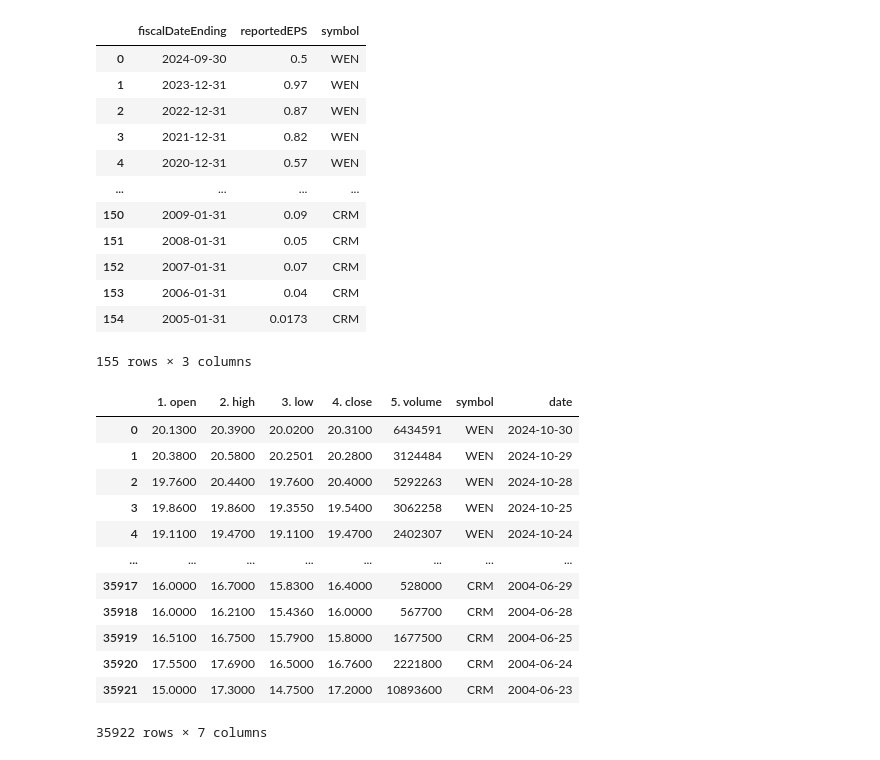
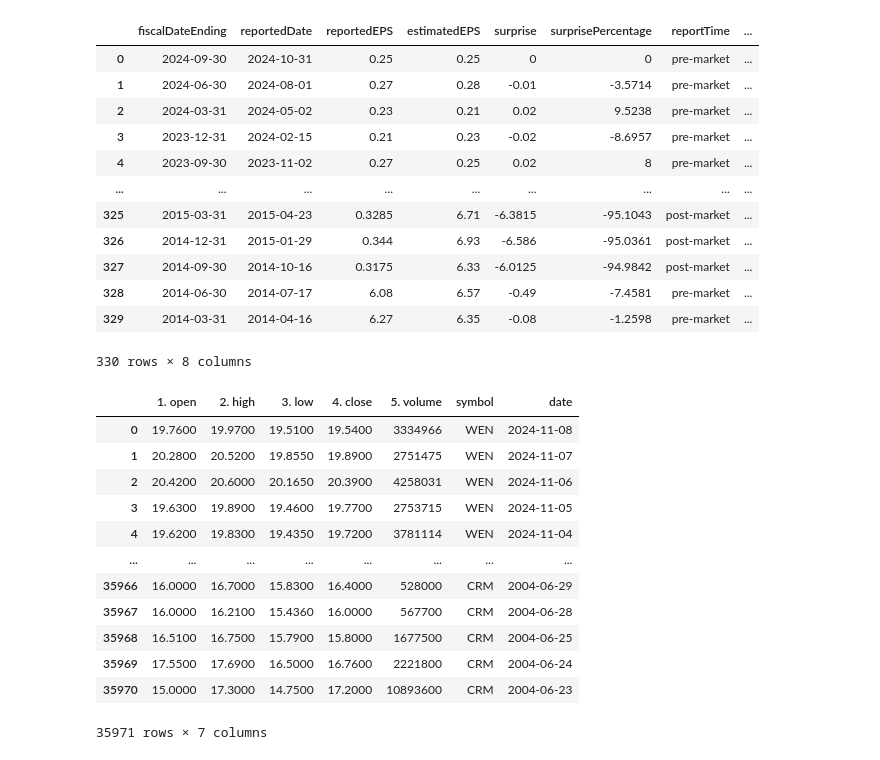
Before and after one commit to skolten27/my-blog, a Jupyter notebook: post_2.ipynb, the cells around one changed output. Saved outputs shown, nothing was run; the diff lists cells and outputs as text; code cells hidden in the pictures.

```diff
--- a/post_2.ipynb
+++ b/post_2.ipynb
@@ -9,39 +9,39 @@ base_url = 'https://www.alphavantage.co/query?'
 # %%
 all_earnings_data = []
 symbols = ['WEN', 'TSLA', 'AAPL', 'GOOG', 'AMZN', 'NFLX', 'CRM']
 
 for symbol in symbols:
     params = {
         'function': 'EARNINGS',
         'symbol': symbol,
         'datatype': 'json',
         'apikey': apikey
     }
     results = requests.get(base_url, params=params)
     if results.status_code == 200:
-        earnings_data = results.json().get('annualEarnings', [])
+        earnings_data = results.json().get('quarterlyEarnings', [])
         for entry in earnings_data:
             entry['symbol'] = symbol
         all_earnings_data.extend(earnings_data)
     else:
         print(f"Failed to retrieve data for {symbol}")
 
 earnings_df = pd.DataFrame(all_earnings_data)
 earnings_df
 # %% [output]
-|  | fiscalDateEnding | reportedEPS | symbol |
-| 0 | 2024-09-30 | 0.5 | WEN |
-| 1 | 2023-12-31 | 0.97 | WEN |
-| 2 | 2022-12-31 | 0.87 | WEN |
-| 3 | 2021-12-31 | 0.82 | WEN |
-| 4 | 2020-12-31 | 0.57 | WEN |
-| ... | ... | ... | ... |
-| 150 | 2009-01-31 | 0.09 | CRM |
-| 151 | 2008-01-31 | 0.05 | CRM |
-| 152 | 2007-01-31 | 0.07 | CRM |
-| 153 | 2006-01-31 | 0.04 | CRM |
-| 154 | 2005-01-31 | 0.0173 | CRM |
+|  | fiscalDateEnding | reportedDate | reportedEPS | estimatedEPS | surprise | surprisePercentage | reportTime | ... |
+| 0 | 2024-09-30 | 2024-10-31 | 0.25 | 0.25 | 0 | 0 | pre-market | ... |
+| 1 | 2024-06-30 | 2024-08-01 | 0.27 | 0.28 | -0.01 | -3.5714 | pre-market | ... |
+| 2 | 2024-03-31 | 2024-05-02 | 0.23 | 0.21 | 0.02 | 9.5238 | pre-market | ... |
+| 3 | 2023-12-31 | 2024-02-15 | 0.21 | 0.23 | -0.02 | -8.6957 | pre-market | ... |
+| 4 | 2023-09-30 | 2023-11-02 | 0.27 | 0.25 | 0.02 | 8 | pre-market | ... |
+| ... | ... | ... | ... | ... | ... | ... | ... | ... |
+| 325 | 2015-03-31 | 2015-04-23 | 0.3285 | 6.71 | -6.3815 | -95.1043 | post-market | ... |
+| 326 | 2014-12-31 | 2015-01-29 | 0.344 | 6.93 | -6.586 | -95.0361 | post-market | ... |
+| 327 | 2014-09-30 | 2014-10-16 | 0.3175 | 6.33 | -6.0125 | -94.9842 | post-market | ... |
+| 328 | 2014-06-30 | 2014-07-17 | 6.08 | 6.57 | -0.49 | -7.4581 | pre-market | ... |
+| 329 | 2014-03-31 | 2014-04-16 | 6.27 | 6.35 | -0.08 | -1.2598 | pre-market | ... |
-155 rows × 3 columns
+330 rows × 8 columns
 # %%
 all_price_data = []
 symbols = ['WEN', 'TSLA', 'AAPL', 'GOOG', 'AMZN', 'NFLX', 'CRM']
@@ -68,16 +68,16 @@ price_df = pd.DataFrame(all_price_data)
 price_df
 # %% [output]
 |  | 1. open | 2. high | 3. low | 4. close | 5. volume | symbol | date |
-| 0 | 20.1300 | 20.3900 | 20.0200 | 20.3100 | 6434591 | WEN | 2024-10-30 |
-| 1 | 20.3800 | 20.5800 | 20.2501 | 20.2800 | 3124484 | WEN | 2024-10-29 |
-| 2 | 19.7600 | 20.4400 | 19.7600 | 20.4000 | 5292263 | WEN | 2024-10-28 |
-| 3 | 19.8600 | 19.8600 | 19.3550 | 19.5400 | 3062258 | WEN | 2024-10-25 |
-| 4 | 19.1100 | 19.4700 | 19.1100 | 19.4700 | 2402307 | WEN | 2024-10-24 |
+| 0 | 19.7600 | 19.9700 | 19.5100 | 19.5400 | 3334966 | WEN | 2024-11-08 |
+| 1 | 20.2800 | 20.5200 | 19.8550 | 19.8900 | 2751475 | WEN | 2024-11-07 |
+| 2 | 20.4200 | 20.6000 | 20.1650 | 20.3900 | 4258031 | WEN | 2024-11-06 |
+| 3 | 19.6300 | 19.8900 | 19.4600 | 19.7700 | 2753715 | WEN | 2024-11-05 |
+| 4 | 19.6200 | 19.8300 | 19.4350 | 19.7200 | 3781114 | WEN | 2024-11-04 |
 | ... | ... | ... | ... | ... | ... | ... | ... |
-| 35917 | 16.0000 | 16.7000 | 15.8300 | 16.4000 | 528000 | CRM | 2004-06-29 |
-| 35918 | 16.0000 | 16.2100 | 15.4360 | 16.0000 | 567700 | CRM | 2004-06-28 |
-| 35919 | 16.5100 | 16.7500 | 15.7900 | 15.8000 | 1677500 | CRM | 2004-06-25 |
-| 35920 | 17.5500 | 17.6900 | 16.5000 | 16.7600 | 2221800 | CRM | 2004-06-24 |
-| 35921 | 15.0000 | 17.3000 | 14.7500 | 17.2000 | 10893600 | CRM | 2004-06-23 |
+| 35966 | 16.0000 | 16.7000 | 15.8300 | 16.4000 | 528000 | CRM | 2004-06-29 |
+| 35967 | 16.0000 | 16.2100 | 15.4360 | 16.0000 | 567700 | CRM | 2004-06-28 |
+| 35968 | 16.5100 | 16.7500 | 15.7900 | 15.8000 | 1677500 | CRM | 2004-06-25 |
+| 35969 | 17.5500 | 17.6900 | 16.5000 | 16.7600 | 2221800 | CRM | 2004-06-24 |
+| 35970 | 15.0000 | 17.3000 | 14.7500 | 17.2000 | 10893600 | CRM | 2004-06-23 |
-35922 rows × 7 columns
+35971 rows × 7 columns
 # %%
```
Also changed, not shown: parts of 6 cells of this notebook, 3 other files.
